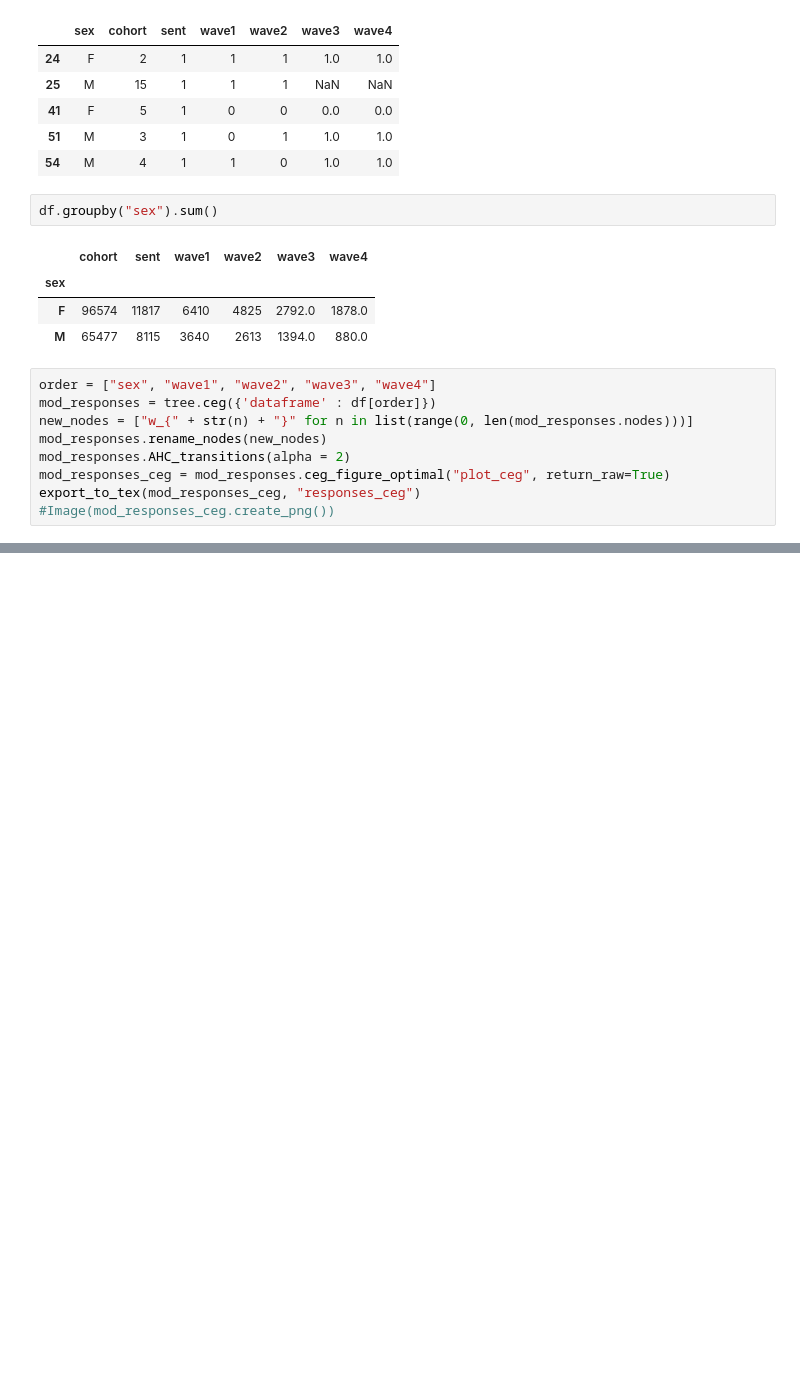
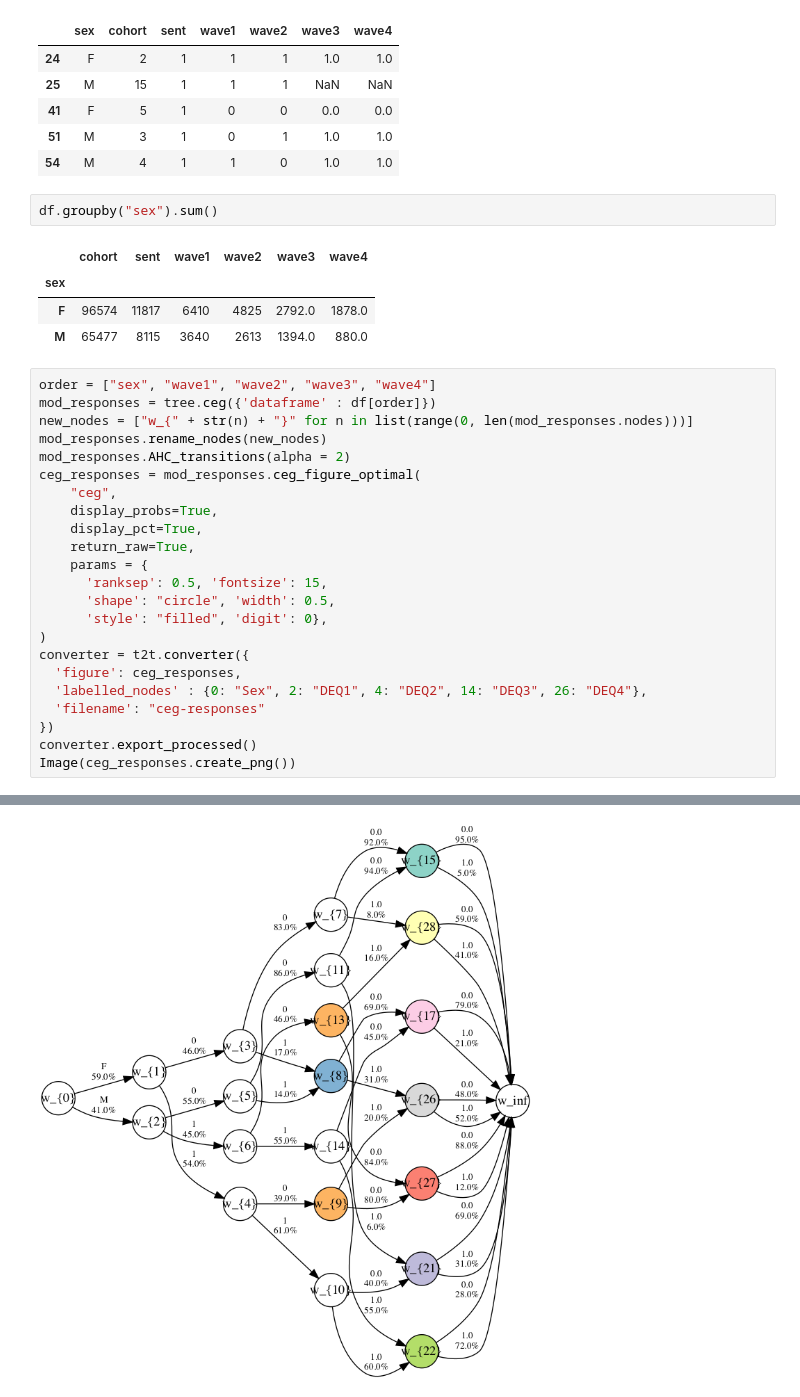
Before and after one commit to kasia-kobalczyk/chain-event-graphs, a Jupyter notebook: python/report_models.ipynb, the cells around one changed output, grey strips where cells are left out. Drawn from its saved outputs; the diff is of its cells as text; blank space fills up the shorter version.

```diff
--- a/python/report_models.ipynb
+++ b/python/report_models.ipynb
@@ -198,6 +170,21 @@ mod_responses = tree.ceg({'dataframe' : df[order]})
 new_nodes = ["w_{" + str(n) + "}" for n in list(range(0, len(mod_responses.nodes)))]
 mod_responses.rename_nodes(new_nodes)
 mod_responses.AHC_transitions(alpha = 2)
-mod_responses_ceg = mod_responses.ceg_figure_optimal("plot_ceg", return_raw=True)
-export_to_tex(mod_responses_ceg, "responses_ceg")
-#Image(mod_responses_ceg.create_png())
+ceg_responses = mod_responses.ceg_figure_optimal(
+    "ceg",
+    display_probs=True,
+    display_pct=True,
+    return_raw=True,
+    params = {
+      'ranksep': 0.5, 'fontsize': 15,
+      'shape': "circle", 'width': 0.5,
+      'style': "filled", 'digit': 0},
+)
+converter = t2t.converter({
+  'figure': ceg_responses,
+  'labelled_nodes' : {0: "Sex", 2: "DEQ1", 4: "DEQ2", 14: "DEQ3", 26: "DEQ4"},
+  'filename': "ceg-responses"
+})
+converter.export_processed()
+Image(ceg_responses.create_png())
+# %% [output]
@@ -204,3 +208,4 @@ export_to_tex(mod_responses_ceg, "responses_ceg")
+[figure, added]
 # %%
 df["12"] = df["wave1"].astype(str) + df["wave2"].astype(str)
 order = ["sex", "12", "wave3", "wave4"]
```
Also changed, not shown: parts of 18 cells of this notebook, 1 other file.
